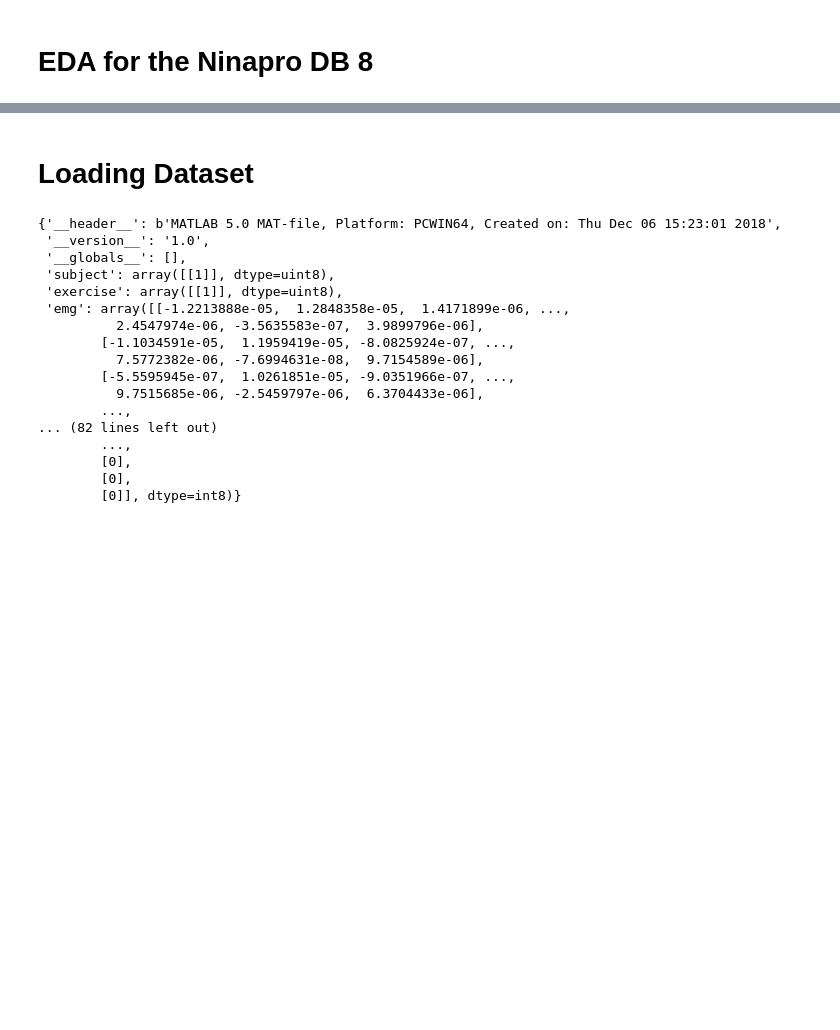
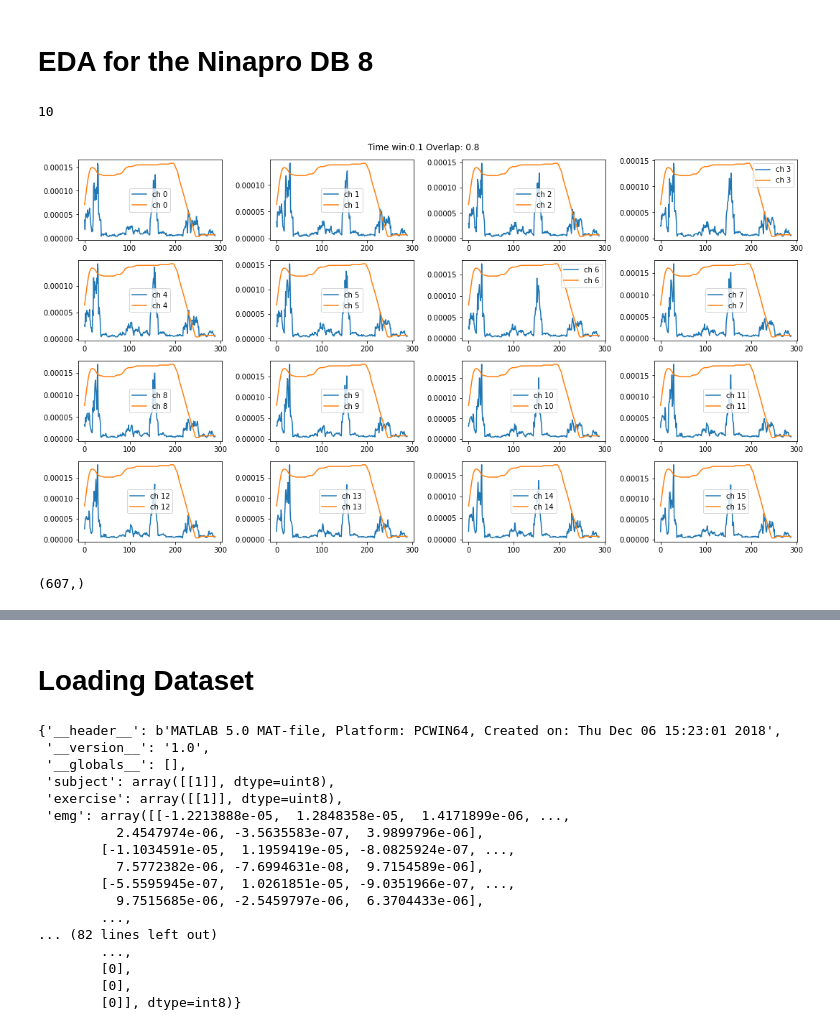
Before and after one commit to FarahBaracat/ninapro_db8, a Jupyter notebook: EDA-NinaPro_DB8.ipynb, the cells around one changed output, grey strips where cells are left out. Saved outputs shown, nothing was run; the diff lists cells and outputs as text; code cells hidden in the pictures; blank space fills up the shorter version.

Commit message:
compute rms for all repetitions of index

```diff
--- a/EDA-NinaPro_DB8.ipynb
+++ b/EDA-NinaPro_DB8.ipynb
@@ -18,6 +18,10 @@ import librosa
 
 
 pd.set_option('display.max_rows', 1000)
+# %%
+mask = emg_df['stimulus']==3
+# %% [output]
+10
 # %%
 COLOR_DICT = {'midnight_blue': '#2c3e50', 'pomgrenate': '#c0392b',
               'green_sea': '#16a085',
@@ -30,3 +34,35 @@ def parse_mat_file_to_dict(filepath):
     for k, v in f.items():
         data[k] = np.array(v)
     return f, data
+# %%
+time_win = 0.10
+overlap = 0.80
+df = pd.read_hdf(f'data/preprocessed/emg_rms_win_{time_win}_overlap_{overlap}.h5')
+
+
+gs = gridspec.GridSpec(nrows= 5, ncols=4)
+fig = plt.figure(figsize=(15,10))
+mask = df['repetition']==1
+
+
+for ch in range(16):
+    ax = fig.add_subplot(gs[ch])
+    scaler = MinMaxScaler(feature_range=(df[mask][ch].min(), df[mask][ch].max()))
+    glove_rescaled = scaler.fit_transform(df[mask]['glove'].to_numpy().reshape(-1,1))
+    ax.plot(df[mask][ch], label=f'ch {ch}')
+    ax.plot(glove_rescaled, label=f'ch {ch}')
+
+
+#     plt.plot(df[mask]['glove'])
+    ax.legend()
+fig.suptitle(f"Time win:{time_win} Overlap: {overlap}")
+plt.tight_layout()
+
+# plt.figure()
+# plt.plot(df[mask]['glove'])
+# %% [output]
+[figure, added]
+# %%
+df['glove'].shape
+# %% [output]
+(607,)
```
Also changed, not shown: parts of 47 cells of this notebook, 2 other files.
